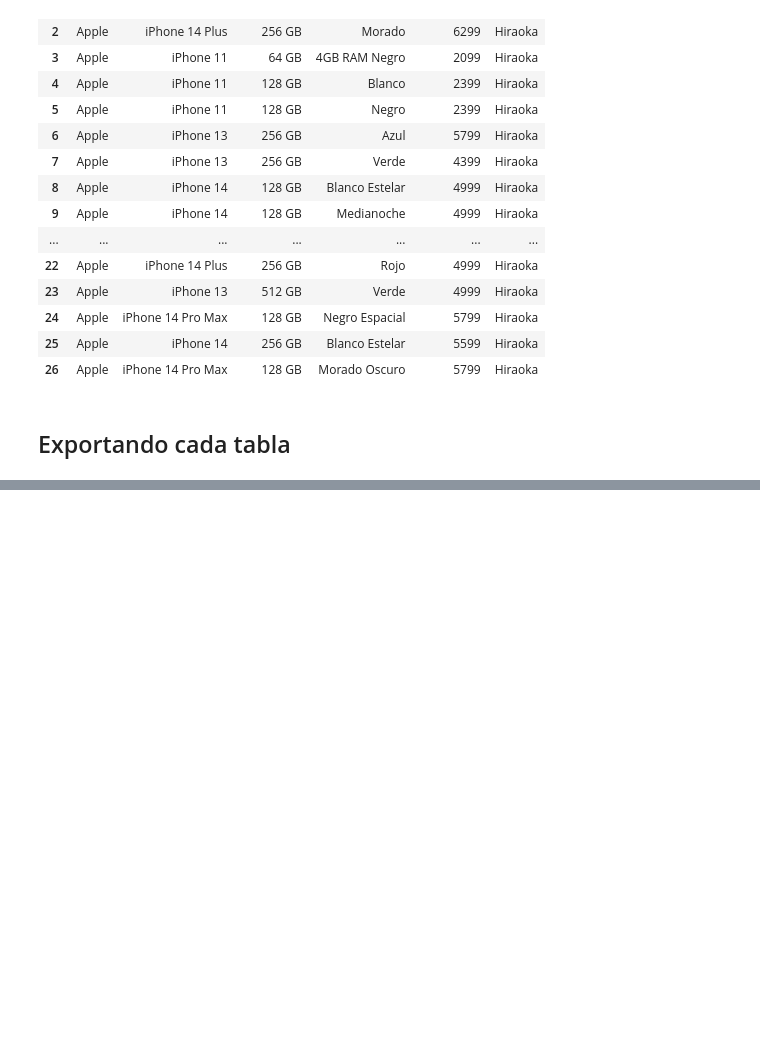
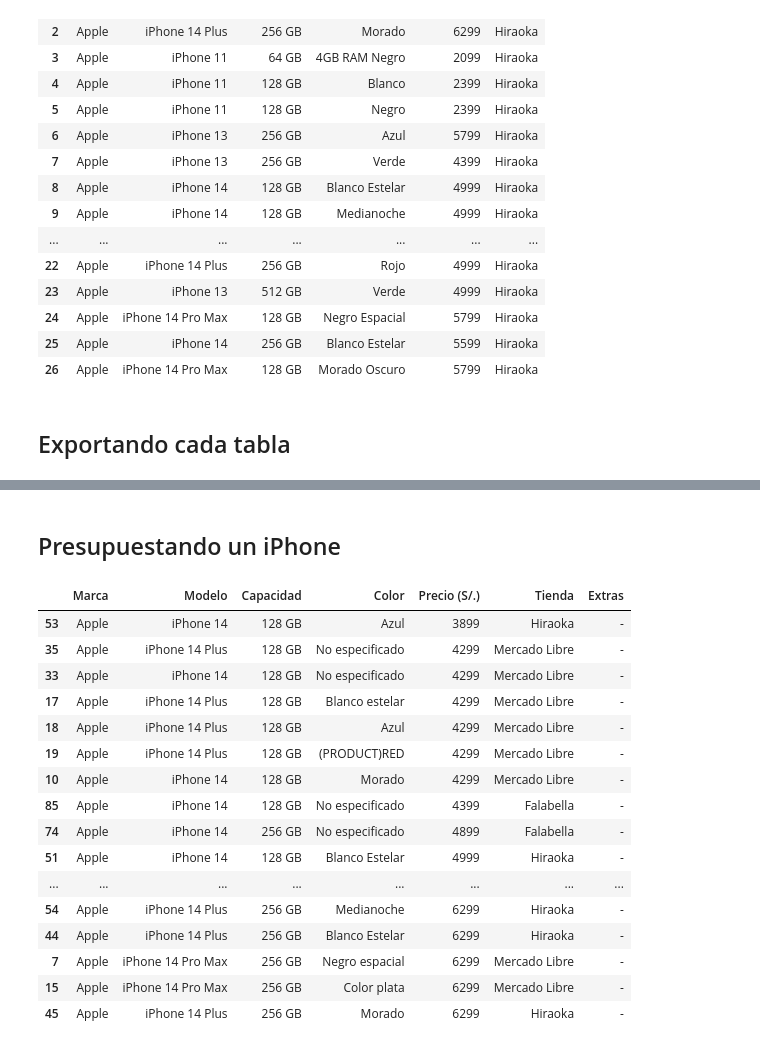
Before and after one commit to Marcelloprime/Comparacion_Precios_Peru, a Jupyter notebook: Comparacion_de_precios.ipynb, the cells around one changed output, grey strips where cells are left out. Saved outputs shown, nothing was run; the diff lists cells and outputs as text; code cells hidden in the pictures; blank space fills up the shorter version.

Commit message:
Añadiendo filtros y presupuestos

```diff
--- a/Comparacion_de_precios.ipynb
+++ b/Comparacion_de_precios.ipynb
@@ -283,0 +342,39 @@ precios_iphone.to_csv('iPhones_Tiendas.csv',index=False)
+# %% [markdown]
+## Presupuestando un iPhone
+# %%
+def presupuesto(df, max=10000, min=0, asc = True, busqueda = 'iPhone'):
+    df1 = df[df['Precio (S/.)']>= min]
+    df2 = df1[df1['Precio (S/.)'] <= max].sort_values('Precio (S/.)', ascending = asc)
+
+    resultado = df2[df2.apply(lambda row: row.astype(str).str.contains(busqueda, case=False).any(), axis=1)]
+
+    return resultado
+# %%
+max=int(input('Valor Máximo'))
+min=int(input('Valor mínimo'))
+asc = bool(input('Orden ascedente= True or False'))
+busqueda=input('Modelo de iPhone')
+
+df = presupuesto(precios_iphone, max=max, min=min, asc = asc, busqueda=busqueda)
+
+df.to_csv('preferencias.csv',index=False)
+# %%
+df
+# %% [output]
+|  | Marca | Modelo | Capacidad | Color | Precio (S/.) | Tienda | Extras |
+| 53 | Apple | iPhone 14 | 128 GB | Azul | 3899 | Hiraoka | - |
+| 35 | Apple | iPhone 14 Plus | 128 GB | No especificado | 4299 | Mercado Libre | - |
+| 33 | Apple | iPhone 14 | 128 GB | No especificado | 4299 | Mercado Libre | - |
+| 17 | Apple | iPhone 14 Plus | 128 GB | Blanco estelar | 4299 | Mercado Libre | - |
+| 18 | Apple | iPhone 14 Plus | 128 GB | Azul | 4299 | Mercado Libre | - |
+| 19 | Apple | iPhone 14 Plus | 128 GB | (PRODUCT)RED | 4299 | Mercado Libre | - |
+| 10 | Apple | iPhone 14 | 128 GB | Morado | 4299 | Mercado Libre | - |
+| 85 | Apple | iPhone 14 | 128 GB | No especificado | 4399 | Falabella | - |
+| 74 | Apple | iPhone 14 | 256 GB | No especificado | 4899 | Falabella | - |
+| 51 | Apple | iPhone 14 | 128 GB | Blanco Estelar | 4999 | Hiraoka | - |
+| ... | ... | ... | ... | ... | ... | ... | ... |
+| 54 | Apple | iPhone 14 Plus | 256 GB | Medianoche | 6299 | Hiraoka | - |
+| 44 | Apple | iPhone 14 Plus | 256 GB | Blanco Estelar | 6299 | Hiraoka | - |
+| 7 | Apple | iPhone 14 Pro Max | 256 GB | Negro espacial | 6299 | Mercado Libre | - |
+| 15 | Apple | iPhone 14 Pro Max | 256 GB | Color plata | 6299 | Mercado Libre | - |
+| 45 | Apple | iPhone 14 Plus | 256 GB | Morado | 6299 | Hiraoka | - |
```
Also changed, not shown: parts of 7 cells of this notebook, 3 other files.
